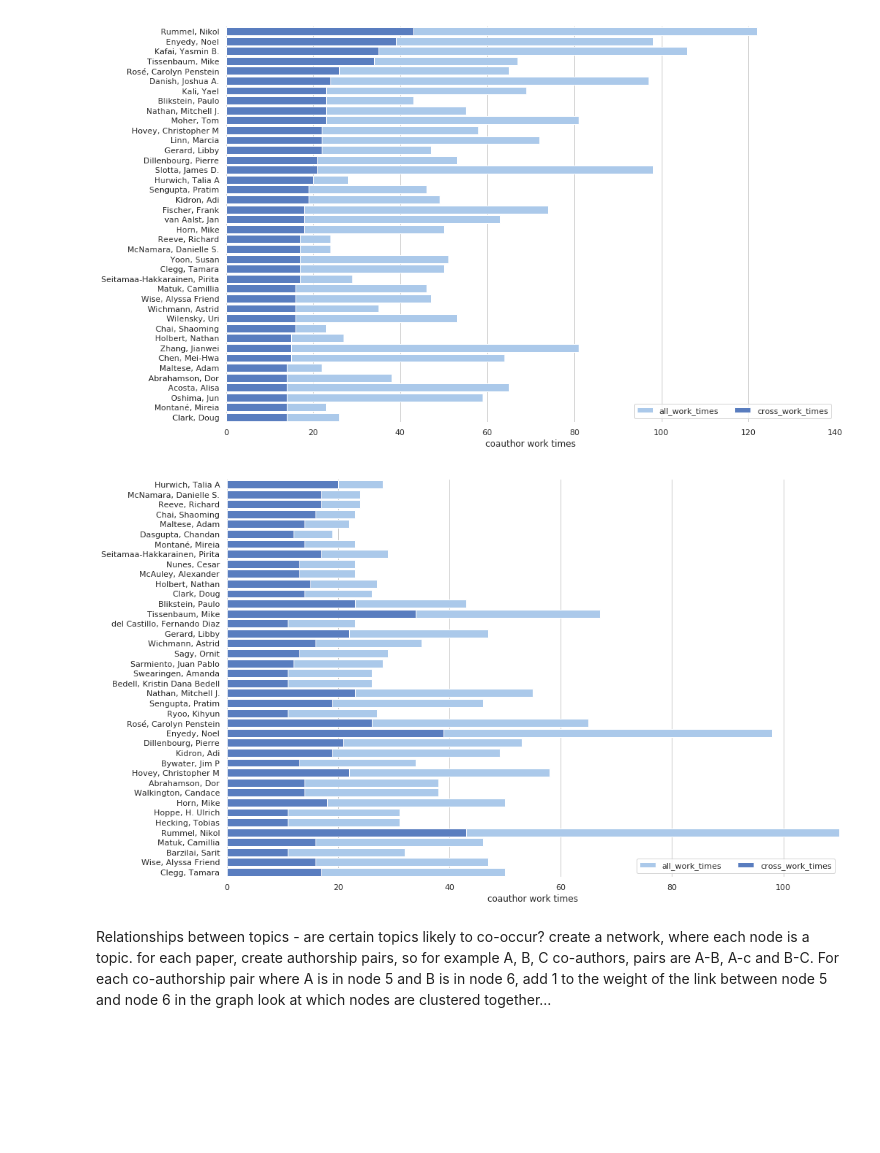
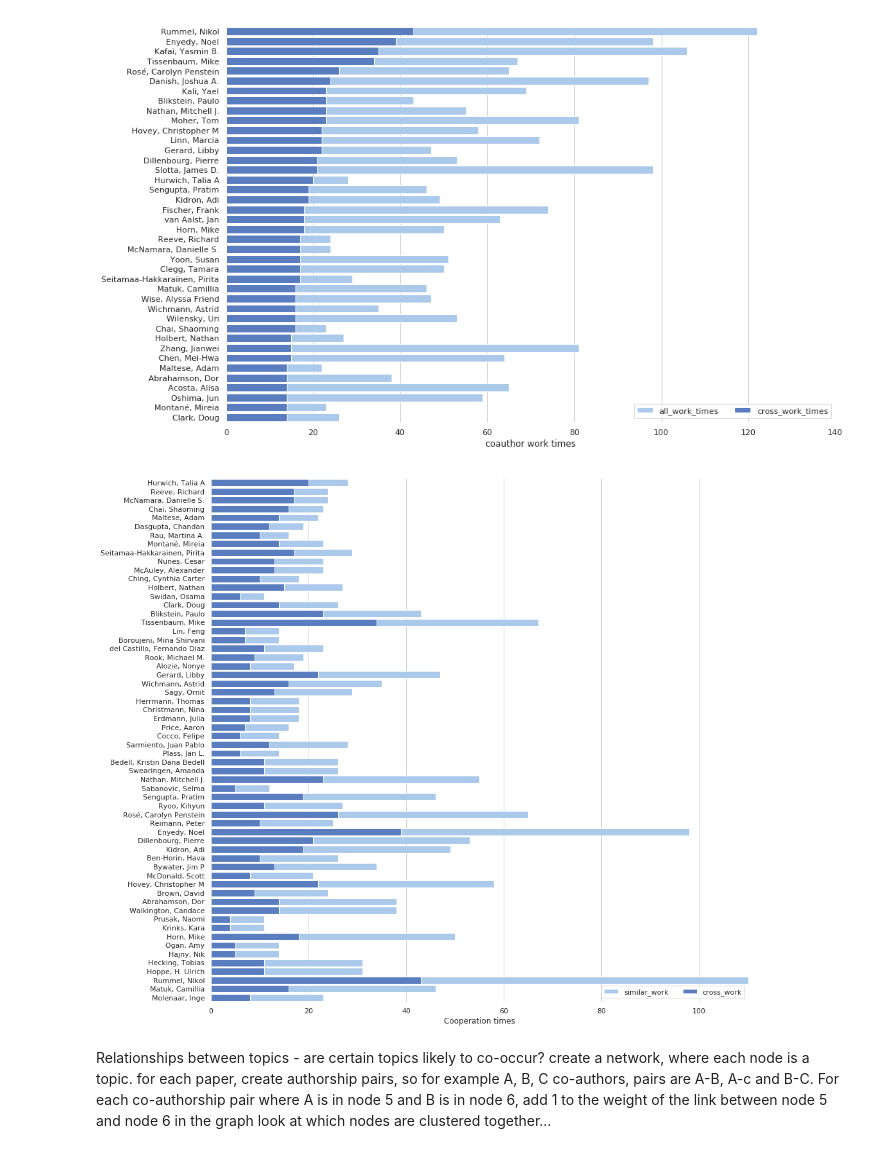
Before and after one commit to sting1000/semester-project, a Jupyter notebook: Topic Modeling.ipynb, the cells around one changed output. Drawn from its saved outputs; the diff is of its cells as text; code cells hidden in the pictures; blank space fills up the shorter version.

```diff
--- a/Topic Modeling.ipynb
+++ b/Topic Modeling.ipynb
@@ -492,3 +492,5 @@ plt.savefig("./figure_su/grid_search.png", dpi=300)
+# %%
+coherence_values[26] = 0.489
 # %% [markdown]
 We can see the score line is not quite firm but overall there is a limitation around 0.48. That is the highest bound we could reach. Although it is possible to choos very high topic numbers, it cannot explain itself in fact. Thus, the key is to look around 20-40 base on experts' experience.
 
@@ -537,10 +539,11 @@ for i in range(5):
     model_list_LDA.append((model, c.get_coherence()))
 model, tc = max(model_list_LDA, key=lambda x: x[1])
 # Save model.
-model.save('model.ldamodel')
+# model.save('model.ldamodel2')
 # Load model.
-model = gensim.models.wrappers.LdaMallet.load('model.ldamodel')
+model = gensim.models.wrappers.LdaMallet.load('model.ldamodel2')
 # %%
+model = gensim.models.wrappers.LdaMallet.load('model.ldamodel2')
 
 # Select the model and print the topics
 optimal_model = model#model_list[int((topic_num.value - start.value)/step.value)]
@@ -1683,30 +1770,30 @@ sns.despine(left=True, bottom=True)
 # %% [output]
 [figure]
 # %%
-interest_number = 40
-data = df_cross_work[df_cross_work.cross_work_times>10].sort_values(by='ratio', ascending=False)
+interest_number = 60
+data = df_cross_work[df_cross_work.all_work_times>10].sort_values(by='ratio', ascending=False)
 sns.set(style="whitegrid")
 
 # Initialize the matplotlib figure
-f, ax = plt.subplots(figsize=(15, 10))
+f, ax = plt.subplots(figsize=(15, 15))
 
 # Plot the total crashes
 sns.set_color_codes("pastel")
 sns.barplot(x="all_work_times", y="name", data=data.head(interest_number),
-            label="all_work_times", color="b")
+            label="similar_work", color="b")
 
 # Plot the crashes where alcohol was involved
 sns.set_color_codes("muted")
 sns.barplot(x="cross_work_times", y="name", data=data.head(interest_number),
-            label="cross_work_times", color="b")
+            label="cross_work", color="b")
 
 # Add a legend and informative axis label
 ax.legend(ncol=2, loc="lower right", frameon=True)
 ax.set(xlim=(0, 110), ylabel="",
-       xlabel="coauthor work times")
+       xlabel="Cooperation times")
 sns.despine(left=True, bottom=True)
 # %% [output]
-[figure, old version]
+[figure, new version]
 # %% [markdown]
 Relationships between topics - are certain topics likely to co-occur?
 create a network, where each node is a topic.
```
Also changed, not shown: parts of 29 cells of this notebook, 31 other files.
